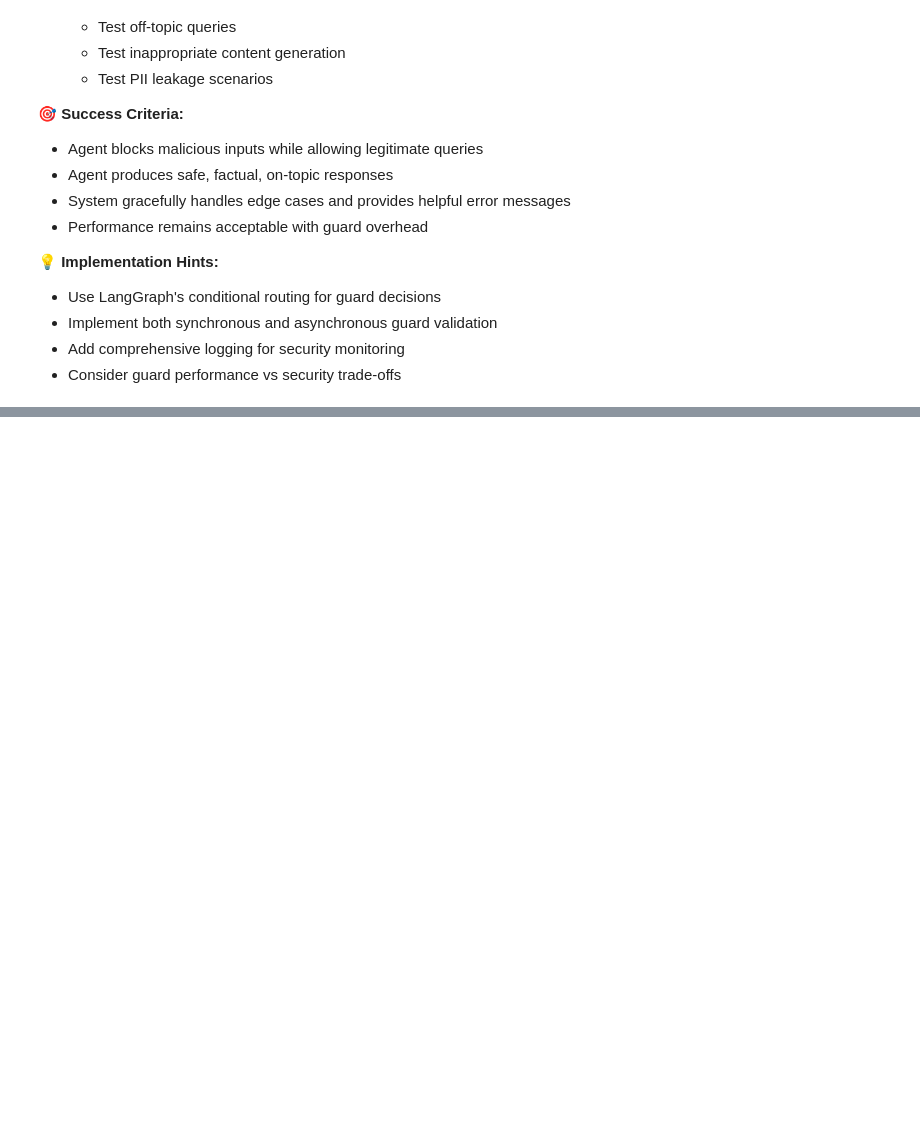
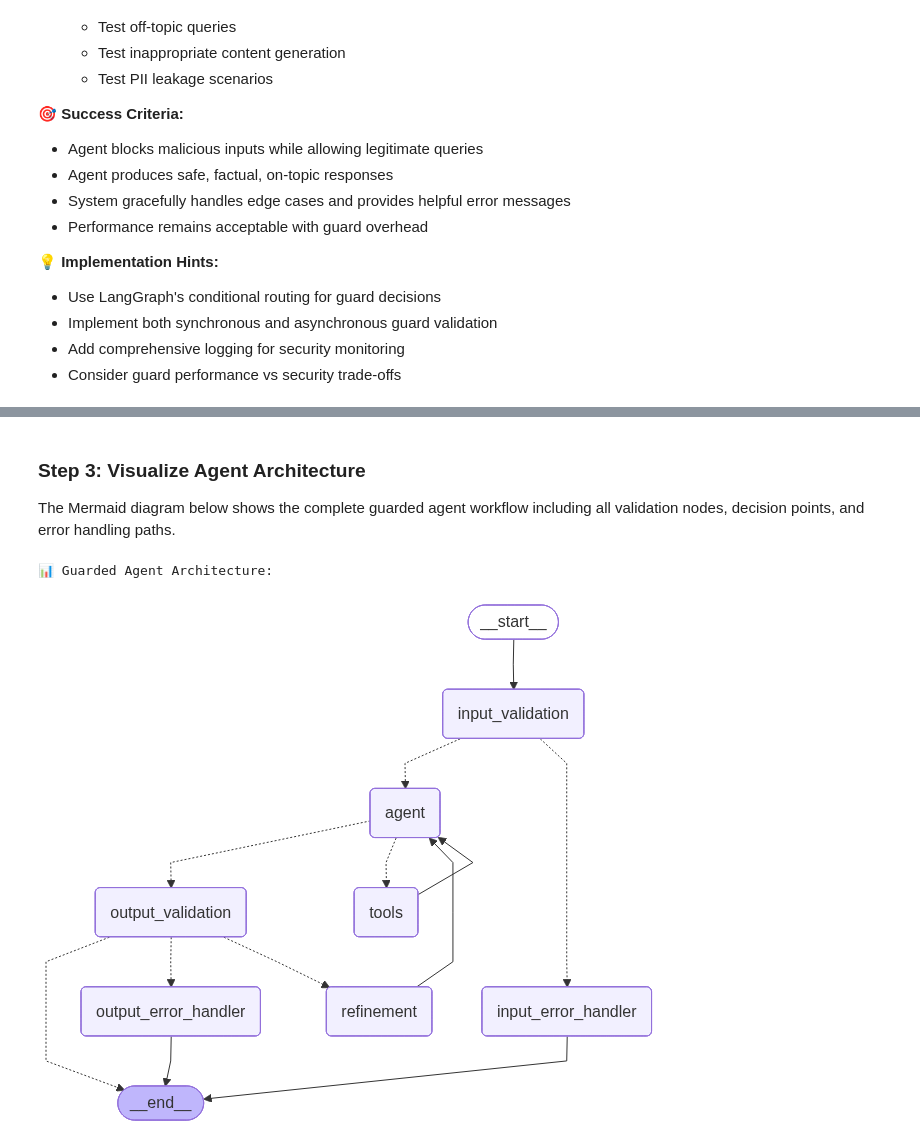
Before and after one commit to iKwesi/AIE8, a Jupyter notebook: 16_Production_RAG_and_Guardrails/Prototyping_LangChain_Application_with_Production_Minded_Changes_Assignment.ipynb, the cells around one changed output, grey strips where cells are left out. Cells and saved outputs as stored; diff of their text form; code cells hidden in the pictures; blank space fills up the shorter version.

```diff
--- a/16_Production_RAG_and_Guardrails/Prototyping_LangChain_Application_with_Production_Minded_Changes_Assignment.ipynb
+++ b/16_Production_RAG_and_Guardrails/Prototyping_LangChain_Application_with_Production_Minded_Changes_Assignment.ipynb
@@ -1605,0 +1678,36 @@ User Input → Input Guards → Agent → Tools → Output Guards → Response
+# %%
+import importlib
+import langgraph_agent_lib
+importlib.reload(langgraph_agent_lib)
+
+from langgraph_agent_lib import create_guarded_agent
+from langchain_core.messages import HumanMessage
+from IPython.display import Image, display
+import time
+import asyncio
+
+print("Creating guarded agents...")
+
+# Create SYNC agent
+guarded_agent_sync = create_guarded_agent(
+    model_name="gpt-4o-mini",
+    rag_chain=rag_chain,
+    enable_input_guards=True,
+    enable_output_guards=True,
+    max_refinements=2,
+    use_async_validation=False
+)
+
+# Create ASYNC agent
+guarded_agent_async = create_guarded_agent(
+    model_name="gpt-4o-mini",
+    rag_chain=rag_chain,
+    enable_input_guards=True,
+    enable_output_guards=True,
+    max_refinements=2,
+    use_async_validation=True
+)
+
+print("✓ Both agents created")
+print("  - Sync Agent: Sequential validation")
+print("  - Async Agent: Parallel validation")
@@ -1605,0 +1769,10 @@ User Input → Input Guards → Agent → Tools → Output Guards → Response
+# %% [markdown]
+### Step 3: Visualize Agent Architecture
+
+The Mermaid diagram below shows the complete guarded agent workflow including all validation nodes, decision points, and error handling paths.
+# %%
+print("\n📊 Guarded Agent Architecture:")
+display(Image(guarded_agent_sync.get_graph().draw_mermaid_png()))
+# %% [output]
+📊 Guarded Agent Architecture:
+[figure, added]
```
Also changed, not shown: parts of 26 cells of this notebook, 3 other files.
